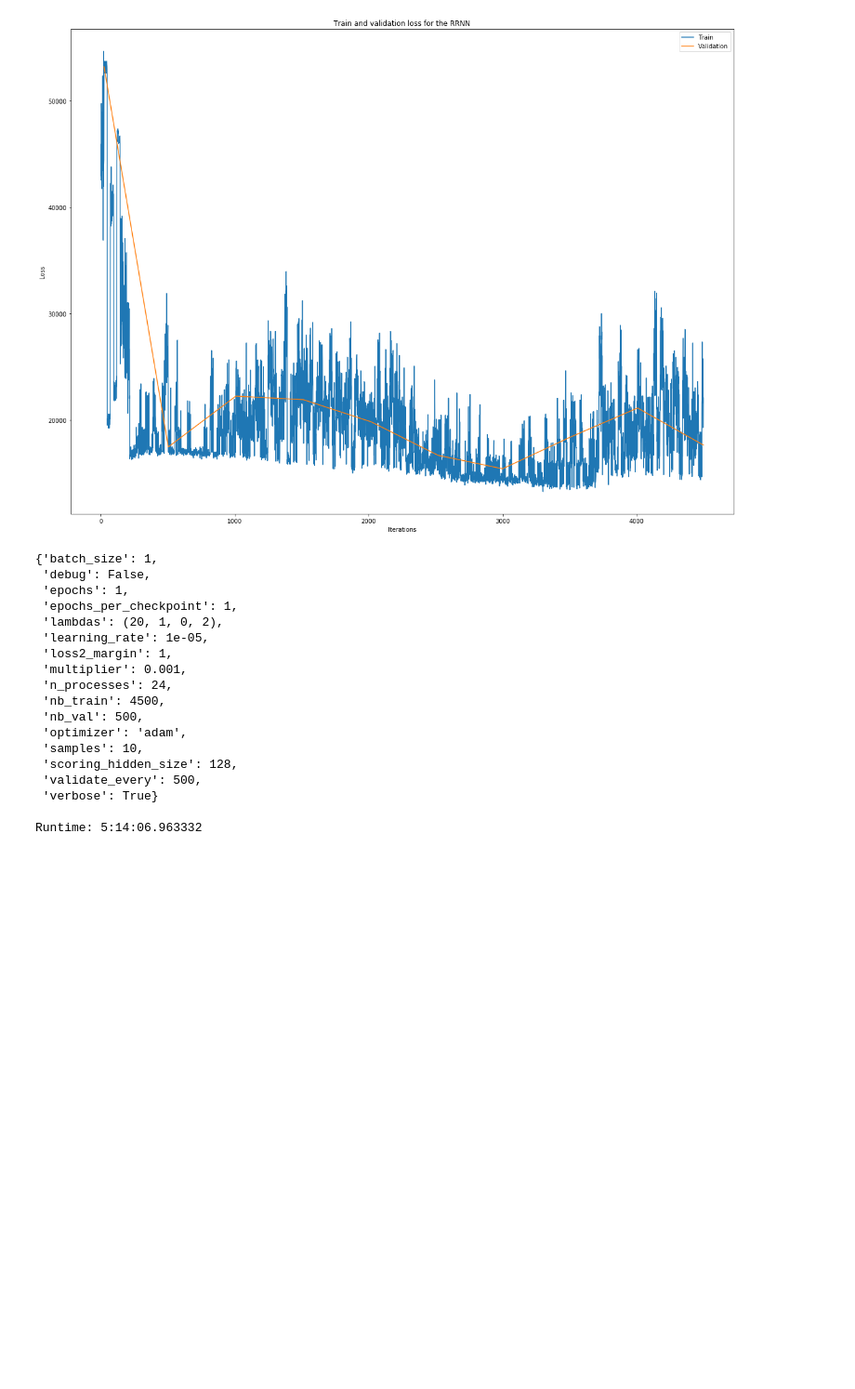
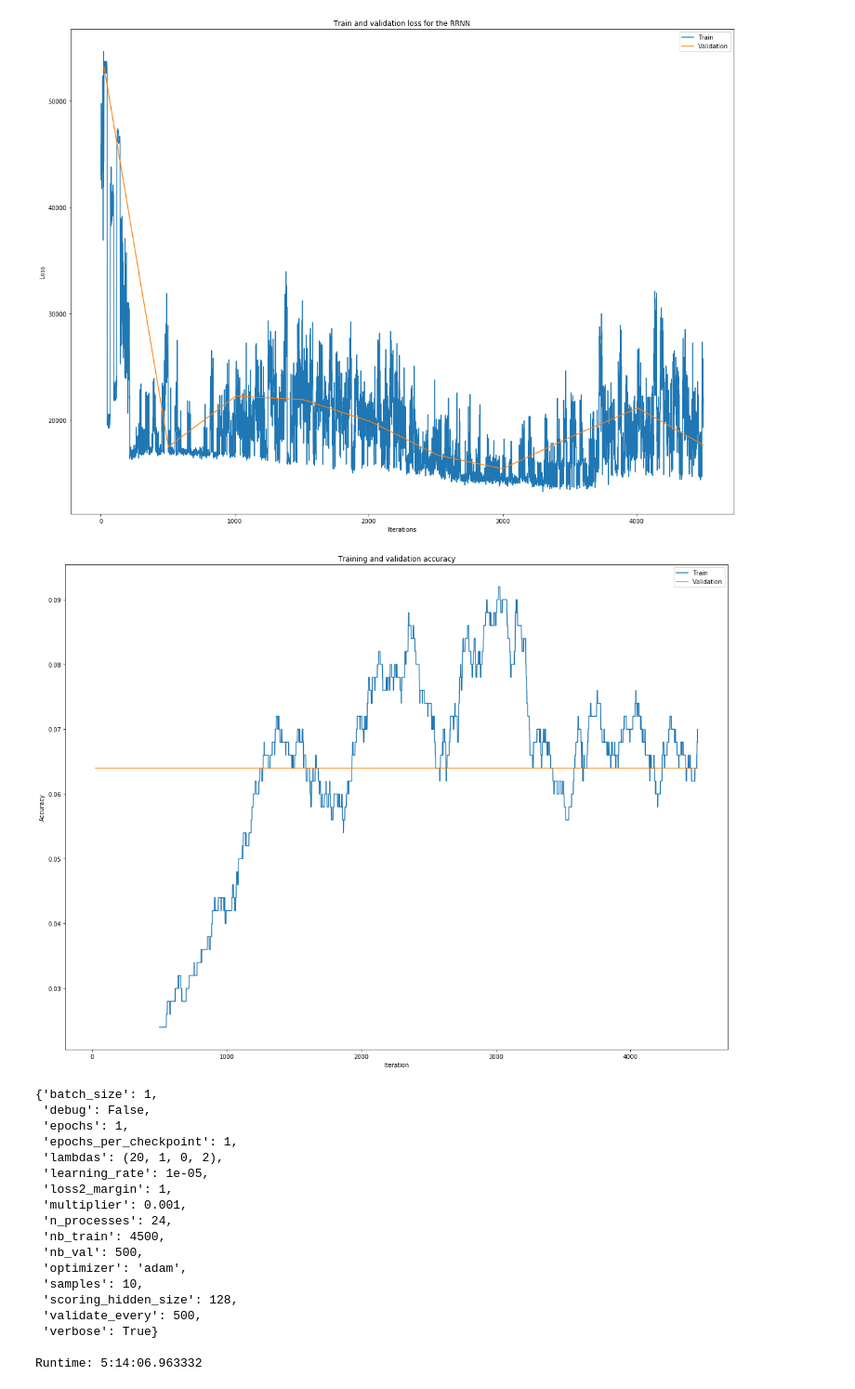
Before and after one commit to matthewkennedy5/RRNN, a Jupyter notebook: visualize-results.ipynb, the cells around one changed output. Shown: that part at 93% size. Drawn from its saved outputs; the diff is of its cells as text; code cells hidden in the pictures; blank space fills up the shorter version.

Commit message:
Added code to display the validation accuracy and training accuracy. Something is wrong with the validation accuracy though--it's always the same value.

```diff
--- a/visualize-results.ipynb
+++ b/visualize-results.ipynb
@@ -74,3 +69,34 @@ with
+# %%
+# Training and validation accuracy
+
+val = []
+with open(dirname + '/val_acc.txt', 'r') as f:
+    for iteration in f:
+        val.append([float(term) for term in iteration.split()])
+val = np.array(val)
+
+train = []
+with open(dirname + '/train_acc.txt', 'r') as f:
+    for iteration in f:
+        train.append([float(term) for term in iteration.split()])
+train = np.array(train)
+
+# Training accuracy here is the average of the last V training examples,
+# where V is the size of the validation set.
+val_size = 500
+for i in reversed(range(train.shape[0])):
+    train[i] = np.mean(train[i-val_size:i])
+
+plt.figure(figsize=(20, 15))
+plt.plot(range(N_iters), train, label='Train')
+plt.plot(val[:, 0], val[:, 1:], label='Validation')
+plt.title('Training and validation accuracy')
+plt.ylabel('Accuracy')
+plt.xlabel('Iteration')
+plt.legend(loc='upper right')
+plt.show()
+# %% [output]
+[figure, added]
 # %%
 # Display hyperparameters and run information
 
```
Also changed, not shown: parts of 1 cell of this notebook.
